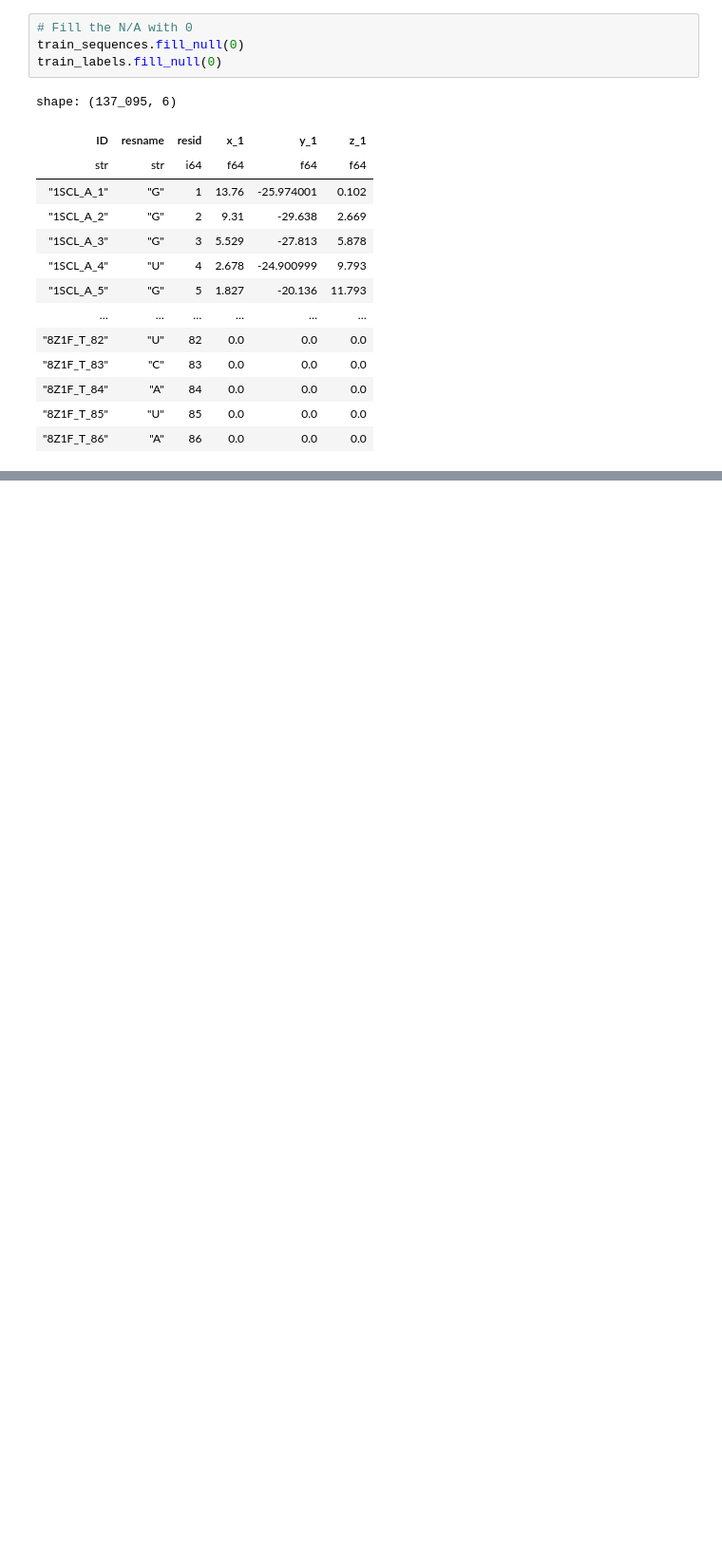
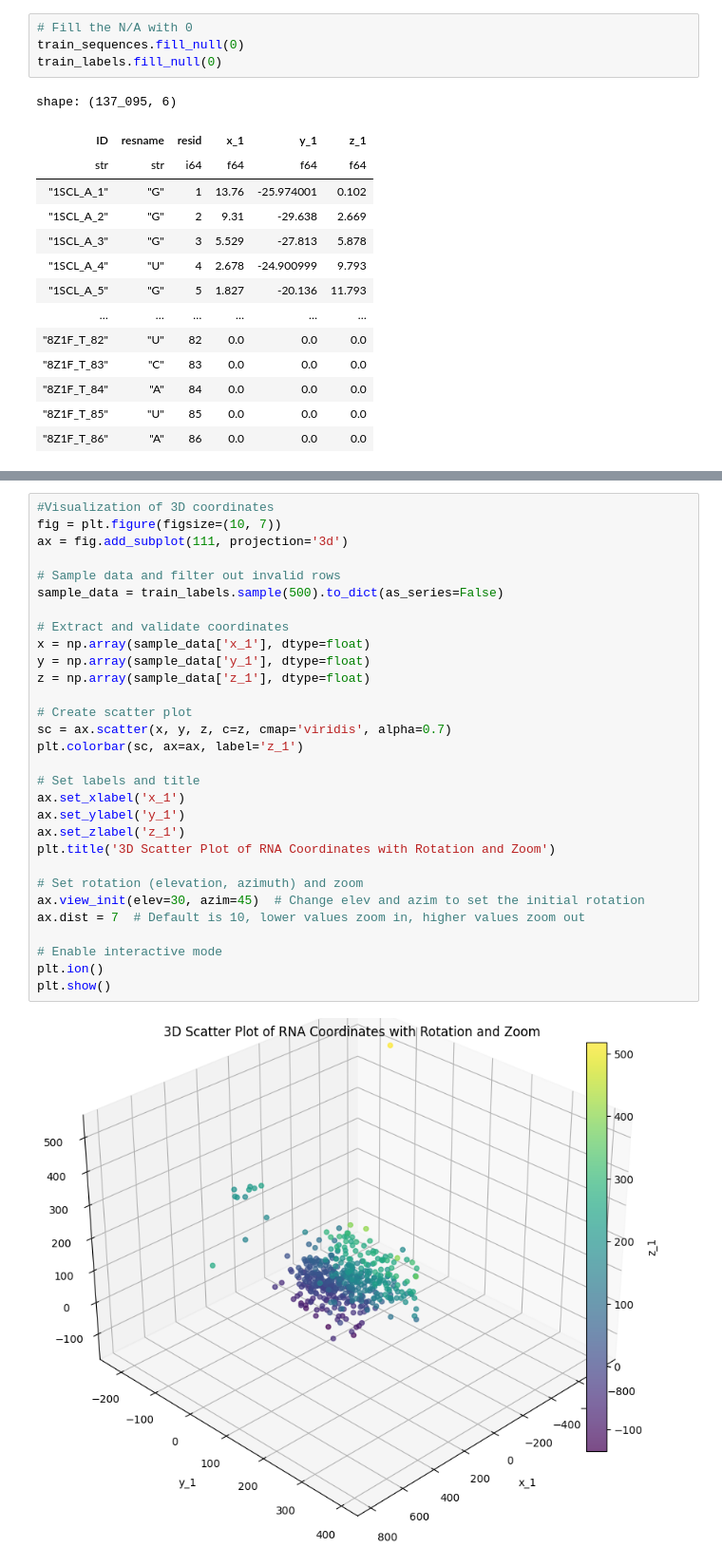
Before and after one commit to micho0802/Kaggle_comp, a Jupyter notebook: Stanford_RNA_3d_Folding/stanford-rna-3d-folding.ipynb, the cells around one changed output, grey strips where cells are left out. Shown at 95% size. Drawn from its saved outputs; the diff is of its cells as text; blank space fills up the shorter version.

```diff
--- a/Stanford_RNA_3d_Folding/stanford-rna-3d-folding.ipynb
+++ b/Stanford_RNA_3d_Folding/stanford-rna-3d-folding.ipynb
@@ -84,0 +127,32 @@ shape: (137_095, 6)
+# %%
+#Visualization of 3D coordinates
+fig = plt.figure(figsize=(10, 7))
+ax = fig.add_subplot(111, projection='3d')
+
+# Sample data and filter out invalid rows
+sample_data = train_labels.sample(500).to_dict(as_series=False)
+
+# Extract and validate coordinates
+x = np.array(sample_data['x_1'], dtype=float)
+y = np.array(sample_data['y_1'], dtype=float)
+z = np.array(sample_data['z_1'], dtype=float)
+
+# Create scatter plot
+sc = ax.scatter(x, y, z, c=z, cmap='viridis', alpha=0.7)
+plt.colorbar(sc, ax=ax, label='z_1')
+
+# Set labels and title
+ax.set_xlabel('x_1')
+ax.set_ylabel('y_1')
+ax.set_zlabel('z_1')
+plt.title('3D Scatter Plot of RNA Coordinates with Rotation and Zoom')
+
+# Set rotation (elevation, azimuth) and zoom
+ax.view_init(elev=30, azim=45)  # Change elev and azim to set the initial rotation
+ax.dist = 7  # Default is 10, lower values zoom in, higher values zoom out
+
+# Enable interactive mode
+plt.ion()
+plt.show()
+# %% [output]
+[figure, added]
```
Also changed, not shown: parts of 6 cells of this notebook.
